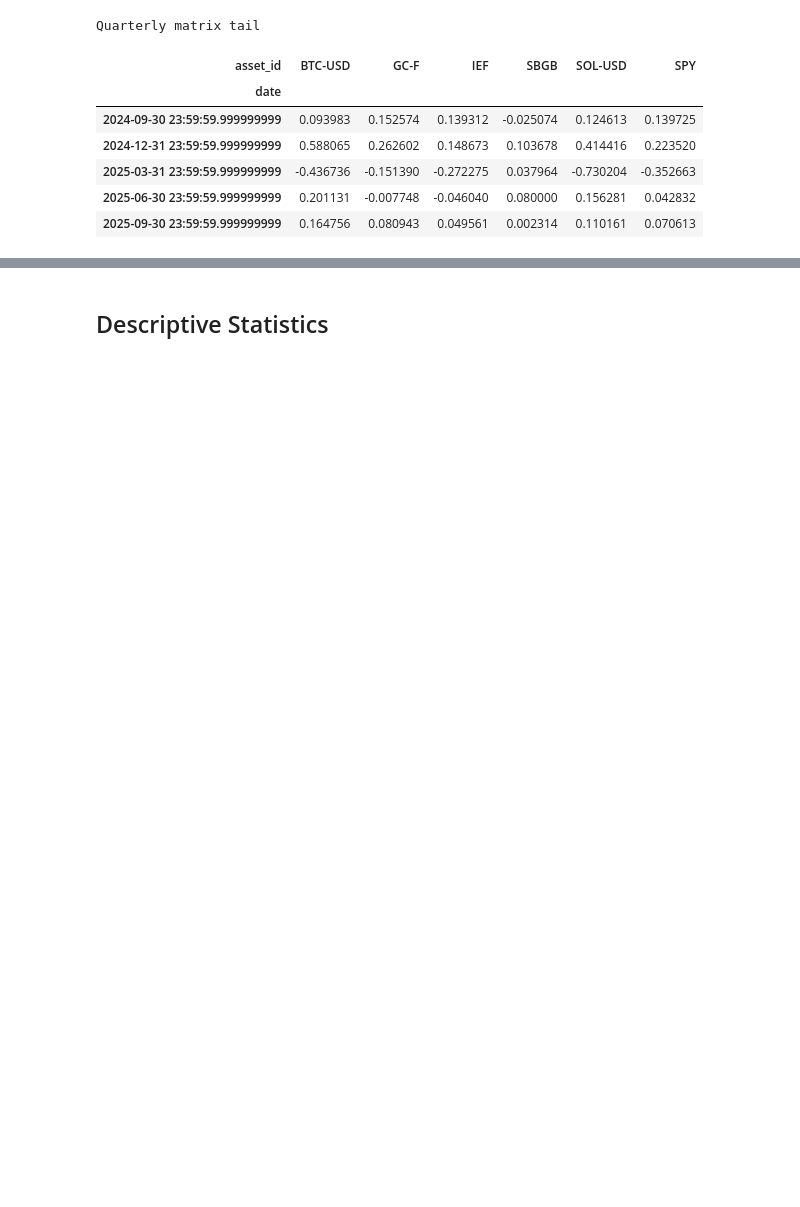
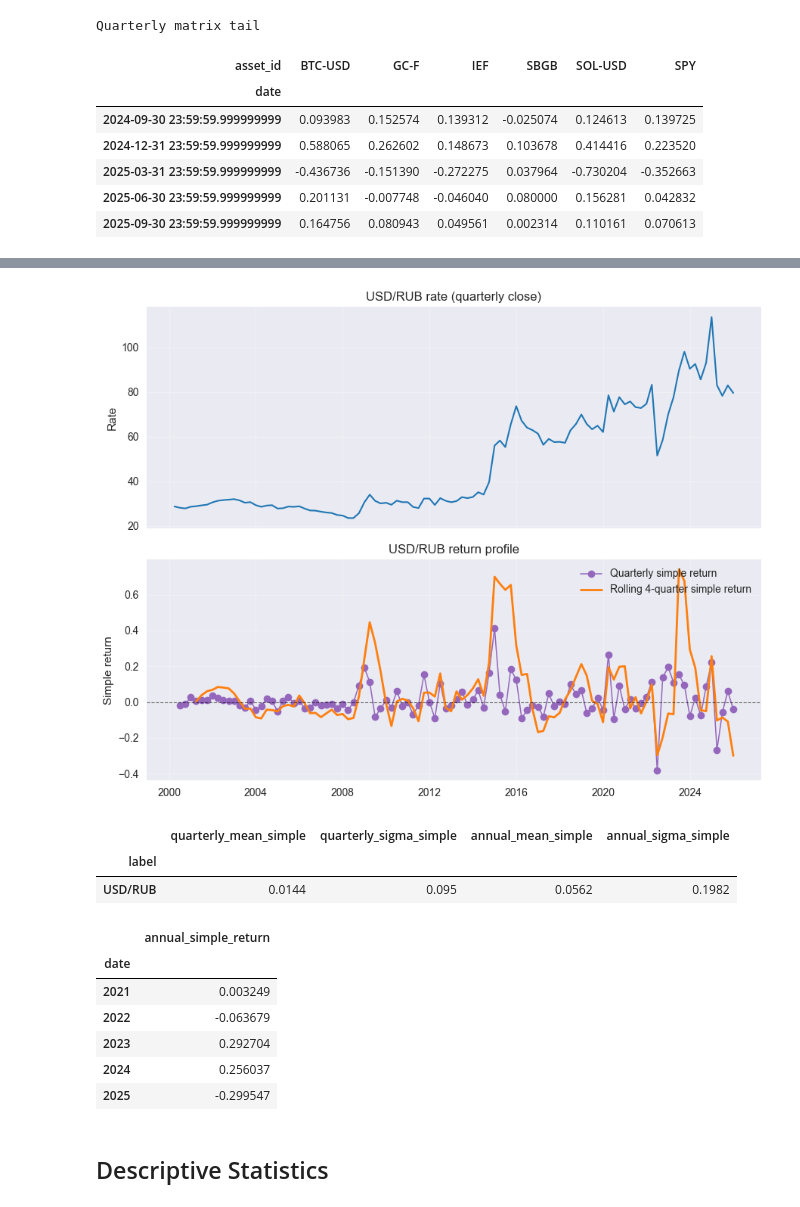
Before and after one commit to vladikMSU/finance_programs, a Jupyter notebook: MPT2/01_DATA_PROC.ipynb, the cells around one changed output, grey strips where cells are left out. Saved outputs shown, nothing was run; the diff lists cells and outputs as text; code cells hidden in the pictures; blank space fills up the shorter version.

```diff
--- a/MPT2/01_DATA_PROC.ipynb
+++ b/MPT2/01_DATA_PROC.ipynb
@@ -35,7 +35,7 @@ HALF_LIFE_MEAN = 8        # emphasise ~2 years
 HALF_LIFE_COV = 4         # emphasise ~1 year
 WINSOR_ALPHA = 0.01
 
-FOCUS_TICKERS = ["GC-F", "BTC-USD", "SOL-USD", "SPY", "IEF", "SBGB"]
+FOCUS_TICKERS = ["GC-F", "BTC-USD", "SOL-USD", "SPY", "IEF", "SBGB", "SBMX"]
 
 dataset = prepare_returns_dataset(
     FOCUS_TICKERS,
@@ -116,3 +120,49 @@ Quarterly matrix tail
+# %%
+import matplotlib.pyplot as plt
+import seaborn as sns
+
+fx_view = fx_quarterly.sort_values('date').set_index('date')
+fx_view['annual_simple_roll'] = (1 + fx_view['r_fx_simple']).rolling(4).apply(lambda r: np.prod(r) - 1, raw=True)
+
+fig, axes = plt.subplots(2, 1, figsize=(9, 7), sharex=True)
+axes[0].plot(fx_view.index, fx_view['fx_rate'], color='tab:blue', linewidth=1.5)
+axes[0].set_title('USD/RUB rate (quarterly close)')
+axes[0].set_ylabel('Rate')
+axes[0].grid(alpha=0.3)
+
+axes[1].plot(fx_view.index, fx_view['r_fx_simple'], color='tab:purple', linewidth=1.1, marker='o', label='Quarterly simple return')
+axes[1].plot(fx_view.index, fx_view['annual_simple_roll'], color='tab:orange', linewidth=2.0, label='Rolling 4-quarter simple return')
+axes[1].axhline(0.0, color='black', linewidth=0.8, linestyle='--', alpha=0.6)
+axes[1].set_title('USD/RUB return profile')
+axes[1].set_ylabel('Simple return')
+axes[1].grid(alpha=0.3)
+axes[1].legend(loc='upper right')
+
+plt.tight_layout()
+plt.show()
+
+annual_returns = fx_view['r_fx_simple'].groupby(fx_view.index.year).apply(lambda r: (1 + r).prod() - 1)
+fx_summary = pd.DataFrame({
+    'quarterly_mean_simple': [fx_view['r_fx_simple'].mean()],
+    'quarterly_sigma_simple': [fx_view['r_fx_simple'].std(ddof=1)],
+    'annual_mean_simple': [annual_returns.mean()],
+    'annual_sigma_simple': [annual_returns.std(ddof=1)],
+}).assign(label=['USD/RUB']).set_index('label')
+
+display(fx_summary.round(4))
+display(annual_returns.to_frame('annual_simple_return').tail())
+# %% [output]
+[figure, added]
+|  | quarterly_mean_simple | quarterly_sigma_simple | annual_mean_simple | annual_sigma_simple |
+| label |  |  |  |  |
+| USD/RUB | 0.0144 | 0.095 | 0.0562 | 0.1982 |
+|  | annual_simple_return |
+| date |  |
+| 2021 | 0.003249 |
+| 2022 | -0.063679 |
+| 2023 | 0.292704 |
+| 2024 | 0.256037 |
+| 2025 | -0.299547 |
 # %% [markdown]
 ## Descriptive Statistics
 # %%
```
Also changed, not shown: parts of 3 cells of this notebook.
